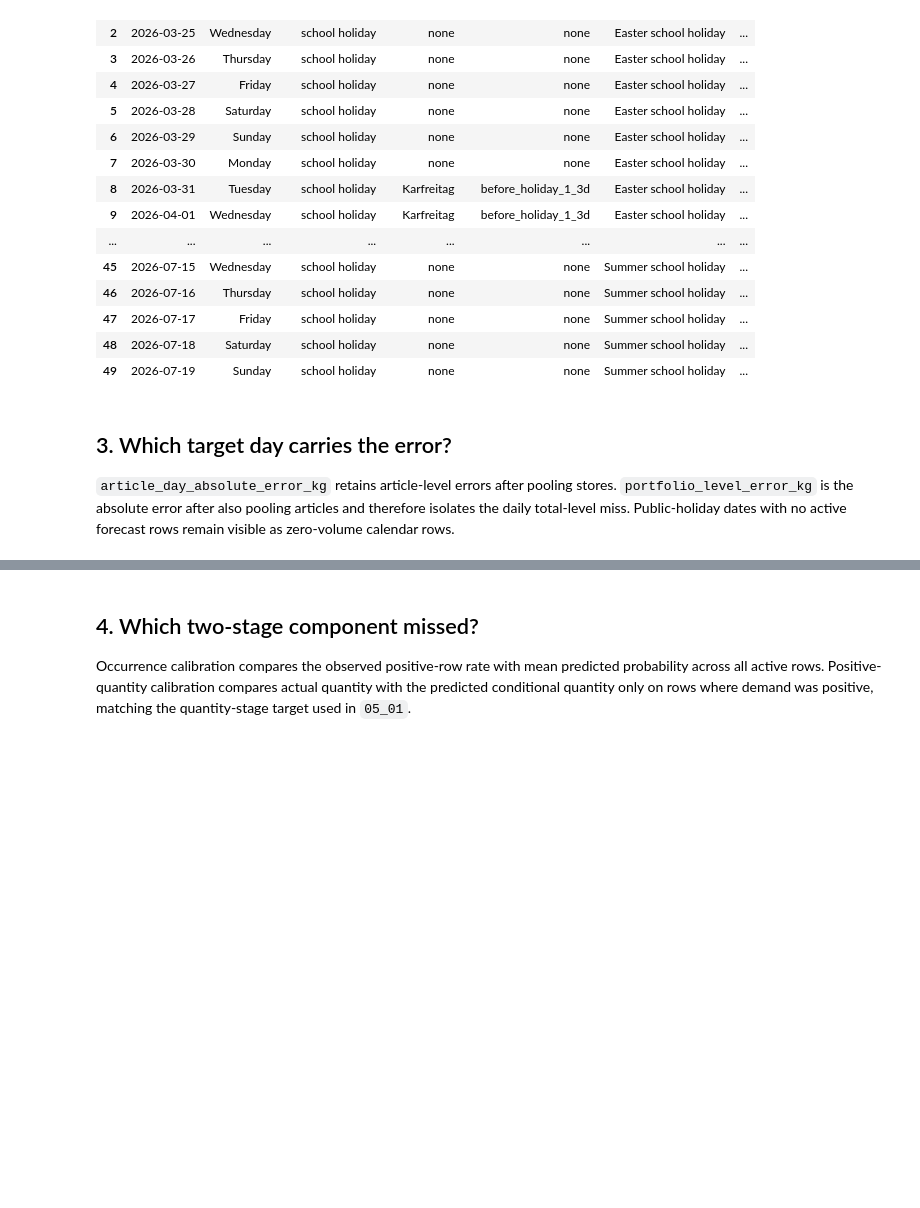
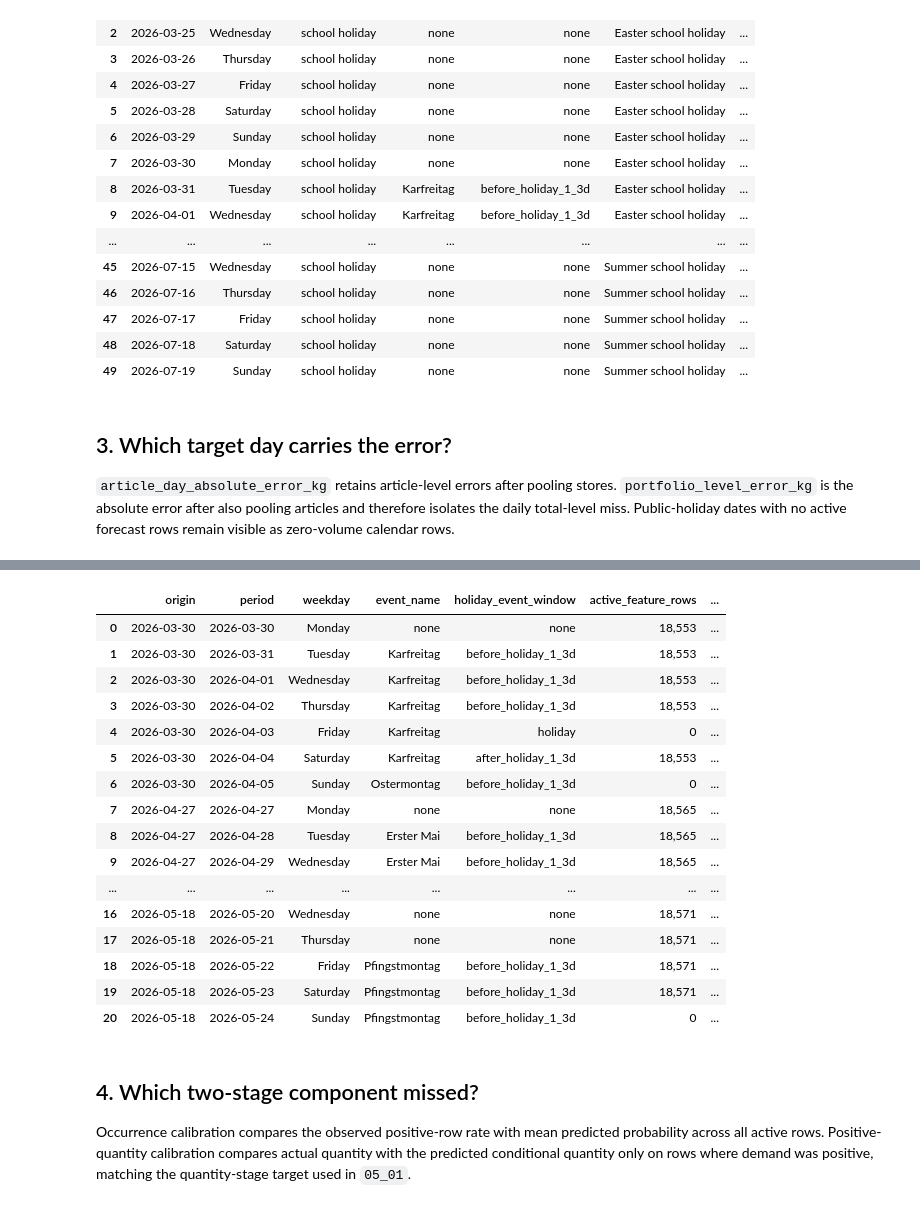
Before and after one commit to vlkkvl/transaktionen_bedientheke, a Jupyter notebook: notebooks/05_machine_learning/05_04_global_lightgbn_bad_origins.ipynb, the cells around one changed output, grey strips where cells are left out. Saved outputs shown, nothing was run; the diff lists cells and outputs as text; code cells hidden in the pictures; blank space fills up the shorter version.

```diff
--- a/notebooks/05_machine_learning/05_04_global_lightgbn_bad_origins.ipynb
+++ b/notebooks/05_machine_learning/05_04_global_lightgbn_bad_origins.ipynb
@@ -428,3 +496,98 @@ display(store_set_details)
+# %%
+bad_feature_paths = [
+    feature_generation / f'origin={origin.date().isoformat()}' / 'features.parquet'
+    for origin in pd.to_datetime(bad_origins.origin)
+]
+missing_bad_feature_paths = [path for path in bad_feature_paths if not path.exists()]
+if missing_bad_feature_paths:
+    raise FileNotFoundError(
+        f'Missing bad-origin feature partitions: {missing_bad_feature_paths}'
+    )
+
+bad_lift_features = con.execute(
+    '''
+    SELECT
+        CAST(origin AS DATE) AS origin, CAST(period AS DATE) AS period,
+        COUNT(*) FILTER (WHERE is_active) AS active_feature_rows,
+        COUNT(event_lift_series) FILTER (WHERE is_active)
+            AS event_lift_series_non_null_rows,
+        AVG(event_lift_series) FILTER (WHERE is_active)
+            AS event_lift_series_mean,
+        MEDIAN(event_lift_series) FILTER (WHERE is_active)
+            AS event_lift_series_median,
+        ANY_VALUE(event_lift_pooled_occurrence)
+            AS event_lift_pooled_occurrence,
+        ANY_VALUE(event_lift_pooled_quantity)
+            AS event_lift_pooled_quantity,
+        ANY_VALUE(event_lift_pooled_total) AS event_lift_pooled_total,
+        COUNT(DISTINCT event_lift_pooled_occurrence)
+            AS pooled_occurrence_values,
+        COUNT(DISTINCT event_lift_pooled_quantity) AS pooled_quantity_values,
+        COUNT(DISTINCT event_lift_pooled_total) AS pooled_total_values
+    FROM read_parquet(?, hive_partitioning=false)
+    WHERE sourcing_group = ? AND category_id = ?
+    GROUP BY origin, period
+    ''',
+    [[str(path) for path in bad_feature_paths], SOURCE_GROUP, CATEGORY_ID],
+).fetchdf()
+pooled_value_counts = bad_lift_features[[
+    'pooled_occurrence_values', 'pooled_quantity_values', 'pooled_total_values',
+]]
+if pooled_value_counts.gt(1).any().any():
+    raise ValueError('Pooled event lift is not constant within an origin-day')
+bad_lift_features['event_lift_series_coverage'] = (
+    bad_lift_features.event_lift_series_non_null_rows
+    / bad_lift_features.active_feature_rows.replace(0, np.nan)
+)
+bad_lift_days = (
+    bad_day_grid.merge(
+        bad_lift_features.drop(columns=pooled_value_counts.columns),
+        on=['origin', 'period'], how='left', validate='one_to_one',
+    )
+    .merge(
+        calendar_tags[[
+            'period', 'weekday', 'event_name', 'holiday_event_window',
+        ]],
+        on='period', how='left', validate='many_to_one',
+    )
+    .sort_values(['origin', 'period'])
+    .reset_index(drop=True)
+)
+display(bad_lift_days[[
+    'origin', 'period', 'weekday', 'event_name', 'holiday_event_window',
+    'active_feature_rows', 'event_lift_series_non_null_rows',
+    'event_lift_series_coverage', 'event_lift_series_mean',
+    'event_lift_series_median', 'event_lift_pooled_occurrence',
+    'event_lift_pooled_quantity', 'event_lift_pooled_total',
+]].style.format({
+    'origin': '{:%Y-%m-%d}', 'period': '{:%Y-%m-%d}',
+    'active_feature_rows': '{:,.0f}',
+    'event_lift_series_non_null_rows': '{:,.0f}',
+    'event_lift_series_coverage': '{:.1%}',
+    'event_lift_series_mean': '{:.3f}',
+    'event_lift_series_median': '{:.3f}',
+    'event_lift_pooled_occurrence': '{:.3f}',
+    'event_lift_pooled_quantity': '{:.3f}',
+    'event_lift_pooled_total': '{:.3f}',
+}, na_rep='—'))
+# %% [output]
+|  | origin | period | weekday | event_name | holiday_event_window | active_feature_rows | ... |
+| 0 | 2026-03-30 | 2026-03-30 | Monday | none | none | 18,553 | ... |
+| 1 | 2026-03-30 | 2026-03-31 | Tuesday | Karfreitag | before_holiday_1_3d | 18,553 | ... |
+| 2 | 2026-03-30 | 2026-04-01 | Wednesday | Karfreitag | before_holiday_1_3d | 18,553 | ... |
+| 3 | 2026-03-30 | 2026-04-02 | Thursday | Karfreitag | before_holiday_1_3d | 18,553 | ... |
+| 4 | 2026-03-30 | 2026-04-03 | Friday | Karfreitag | holiday | 0 | ... |
+| 5 | 2026-03-30 | 2026-04-04 | Saturday | Karfreitag | after_holiday_1_3d | 18,553 | ... |
+| 6 | 2026-03-30 | 2026-04-05 | Sunday | Ostermontag | before_holiday_1_3d | 0 | ... |
+| 7 | 2026-04-27 | 2026-04-27 | Monday | none | none | 18,565 | ... |
+| 8 | 2026-04-27 | 2026-04-28 | Tuesday | Erster Mai | before_holiday_1_3d | 18,565 | ... |
+| 9 | 2026-04-27 | 2026-04-29 | Wednesday | Erster Mai | before_holiday_1_3d | 18,565 | ... |
+| ... | ... | ... | ... | ... | ... | ... | ... |
+| 16 | 2026-05-18 | 2026-05-20 | Wednesday | none | none | 18,571 | ... |
+| 17 | 2026-05-18 | 2026-05-21 | Thursday | none | none | 18,571 | ... |
+| 18 | 2026-05-18 | 2026-05-22 | Friday | Pfingstmontag | before_holiday_1_3d | 18,571 | ... |
+| 19 | 2026-05-18 | 2026-05-23 | Saturday | Pfingstmontag | before_holiday_1_3d | 18,571 | ... |
+| 20 | 2026-05-18 | 2026-05-24 | Sunday | Pfingstmontag | before_holiday_1_3d | 0 | ... |
 # %% [markdown]
 ## 4. Which two-stage component missed?
 
```
Also changed, not shown: parts of 15 cells of this notebook, 24 other files.
